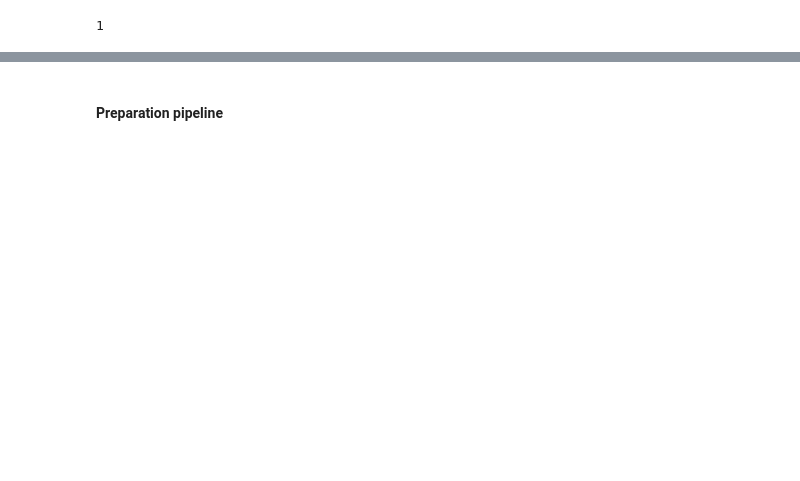
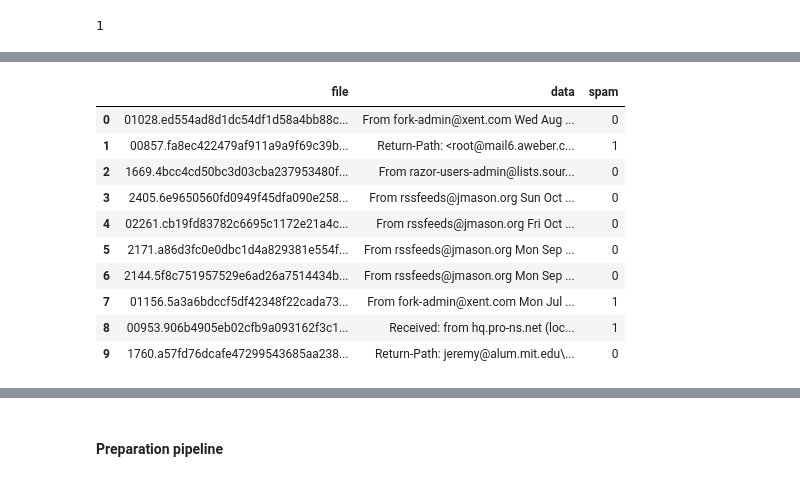
Before and after one commit to MiquelMarinoEspinosa/handson-ml3, a Jupyter notebook: 03_exercises.ipynb, the cells around one changed output, grey strips where cells are left out. Drawn from its saved outputs; the diff is of its cells as text; code cells hidden in the pictures; blank space fills up the shorter version.

```diff
--- a/03_exercises.ipynb
+++ b/03_exercises.ipynb
@@ -2829,0 +2872,14 @@ int('spam' in 'train/spam/')
+# %%
+test_df.head(10)
+# %% [output]
+|  | file | data | spam |
+| 0 | 01028.ed554ad8d1dc54df1d58a4bb88c... | From fork-admin@xent.com Wed Aug ... | 0 |
+| 1 | 00857.fa8ec422479af911a9a9f69c39b... | Return-Path: <root@mail6.aweber.c... | 1 |
+| 2 | 1669.4bcc4cd50bc3d03cba237953480f... | From razor-users-admin@lists.sour... | 0 |
+| 3 | 2405.6e9650560fd0949f45dfa090e258... | From rssfeeds@jmason.org Sun Oct ... | 0 |
+| 4 | 02261.cb19fd83782c6695c1172e21a4c... | From rssfeeds@jmason.org Fri Oct ... | 0 |
+| 5 | 2171.a86d3fc0e0dbc1d4a829381e554f... | From rssfeeds@jmason.org Mon Sep ... | 0 |
+| 6 | 2144.5f8c751957529e6ad26a7514434b... | From rssfeeds@jmason.org Mon Sep ... | 0 |
+| 7 | 01156.5a3a6bdccf5df42348f22cada73... | From fork-admin@xent.com Mon Jul ... | 1 |
+| 8 | 00953.906b4905eb02cfb9a093162f3c1... | Received: from hq.pro-ns.net (loc... | 1 |
+| 9 | 1760.a57fd76dcafe47299543685aa238... | Return-Path: jeremy@alum.mit.edu\... | 0 |
```
Also changed, not shown: parts of 8 cells of this notebook.
